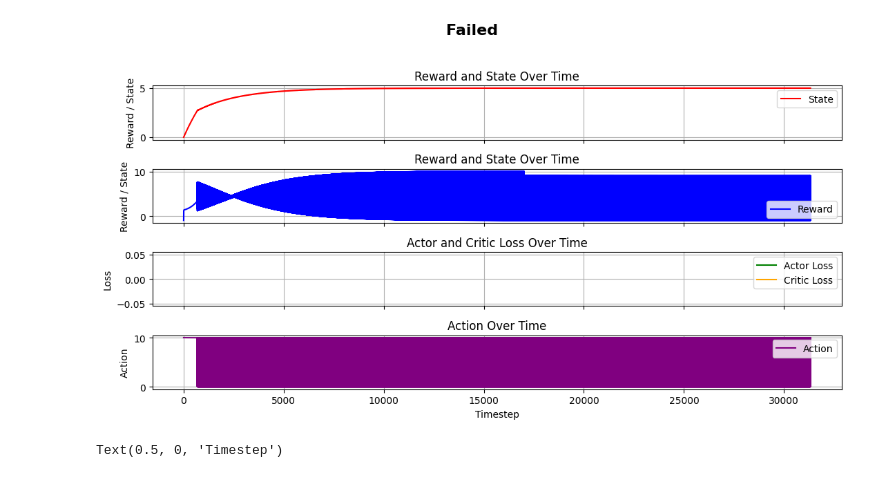
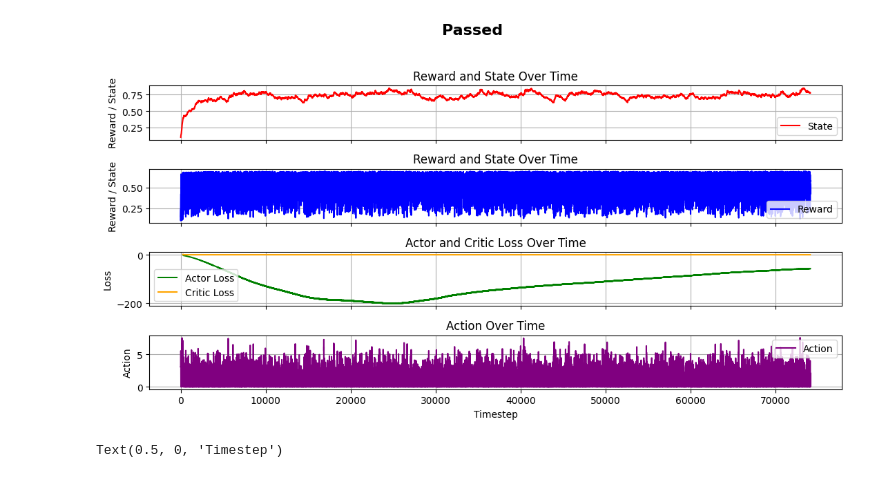
Before and after one commit to MizuSakura/AI_controller, a Jupyter notebook: monitor.ipynb, the cells around one changed output. Drawn from its saved outputs; the diff is of its cells as text; code cells hidden in the pictures.

```diff
--- a/monitor.ipynb
+++ b/monitor.ipynb
@@ -5,13 +5,13 @@ from Logging_andplot import Logger
 
 logger = Logger()
 # Load the log data
-log_data = logger.load_csv(r'D:\Project_end\DDPG_NEW_git\Auto_save_data_log\After\data_log_After\data_log_After.csv')
+log_data = logger.load_csv(r'D:\Project_end\DDPG_NEW_git\Auto_save_data_log\data_log1_.csv')
 y = logger.result_column('reward')
 y1 = logger.result_column('state')
 y2 = logger.result_column('actor_loss')
 y3 = logger.result_column('critic_loss')
 y4 = logger.result_column('action')
-status = logger.result_column('train_status')
+status = logger.result_column('state')
 status = status
 status = status[-1]
 x = np.arange(len(y))  # Create an x-axis based on the length of y
@@ -28,34 +28,34 @@ axs[0].grid(True)
 axs[1].plot(x, y, label='Reward', color='blue')
 axs[1].set_ylabel('Reward / State')
 axs[1].set_title('Reward and State Over Time')
 axs[1].legend()
 axs[1].grid(True)
 
 # ===== แถวที่ 2: Actor และ Critic Loss =====
 axs[2].plot(x, y2, label='Actor Loss', color='green')
 axs[2].plot(x, y3, label='Critic Loss', color='orange')
 axs[2].set_ylabel('Loss')
 axs[2].set_title('Actor and Critic Loss Over Time')
 axs[2].legend()
 axs[2].grid(True)
 
 # ===== แถวที่ 3: Action =====
 axs[3].plot(x, y4, label='Action', color='purple')
 axs[3].set_ylabel('Action')
 axs[3].set_title('Action Over Time')
 axs[3].legend()
 axs[3].grid(True)
 
 # แกน x ด้านล่างสุด
 axs[3].set_xlabel('Timestep')
 
 # จัด layout ให้พอดี
 title_text = "Passed" if status else "Failed"
 fig.suptitle(title_text, fontsize=16, fontweight='bold')
 plt.tight_layout(rect=[0, 0, 1, 0.95])
 plt.show()
 # %% [output]
-[figure, old version]
+[figure, new version]
 # %%
 import matplotlib.pyplot as plt
 import numpy as np
```
Also changed, not shown: parts of 1 cell of this notebook, 1 other file.
